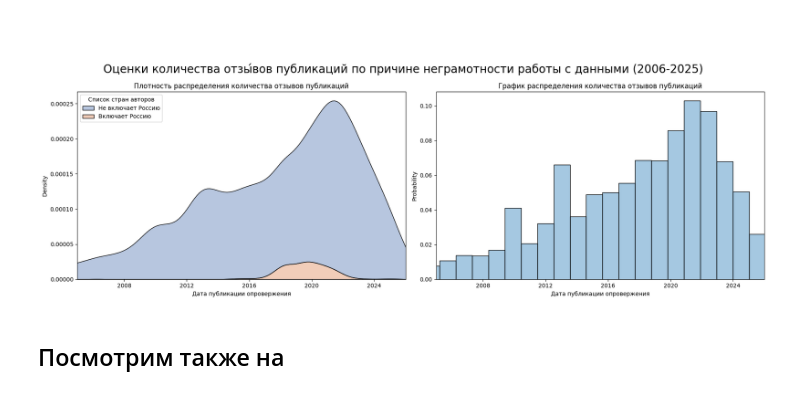
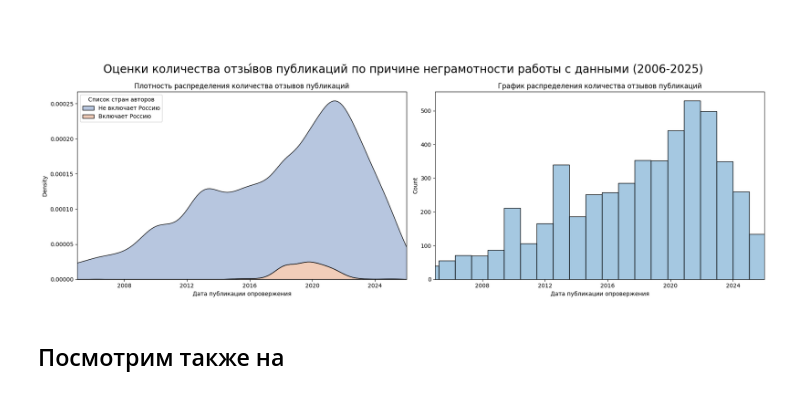
Before and after one commit to dmibar/Sirius_BC26, a Jupyter notebook: explore.ipynb, the cells around one changed output. Saved outputs shown, nothing was run; the diff lists cells and outputs as text; code cells hidden in the pictures.

```diff
--- a/explore.ipynb
+++ b/explore.ipynb
@@ -106,35 +106,34 @@ df_with_my_reasons['is_rus_author'] = df_with_my_reasons['Country'].str.contains
 # %%
 fig, axes = plt.subplots(nrows=1, ncols=2, figsize=(18, 6))
 
 # график 1
 axes[0].set_xlim([pd.Timestamp('2005-01-01'), pd.Timestamp('2026-01-01')])
 sns.kdeplot(ax=axes[0]
             , data=df_with_my_reasons
             , x='RetractionDate'
             , alpha=0.4
             , palette='deep'
             , multiple='stack'
             , hue='is_rus_author')
 axes[0].set_xlabel('Дата публикации опровержения')
 axes[0].set_title('Плотность распределения количества отзывов публикаций')
 sns.move_legend(axes[0], 'upper left', title='Список стран авторов')
 
 # график 2
 axes[1].set_xlim([pd.Timestamp('2005-01-01'), pd.Timestamp('2026-01-01')])
 sns.histplot(ax=axes[1]
             , data=df_with_my_reasons
             , x='RetractionDate'
             , alpha=0.4
-            , stat='probability'
             , palette='deep'
             , bins=25)
 axes[1].set_xlabel('Дата публикации опровержения')
 axes[1].set_title('График распределения количества отзывов публикаций')
 
 fig.suptitle('Оценки количества отзы́вов публикаций по причине неграмотности работы с данными (2006-2025)', fontsize=20)
 fig.tight_layout()
 # %% [output]
-[figure, old version]
+[figure, new version]
 # %% [markdown]
 ## Посмотрим также на
 # %%
```
